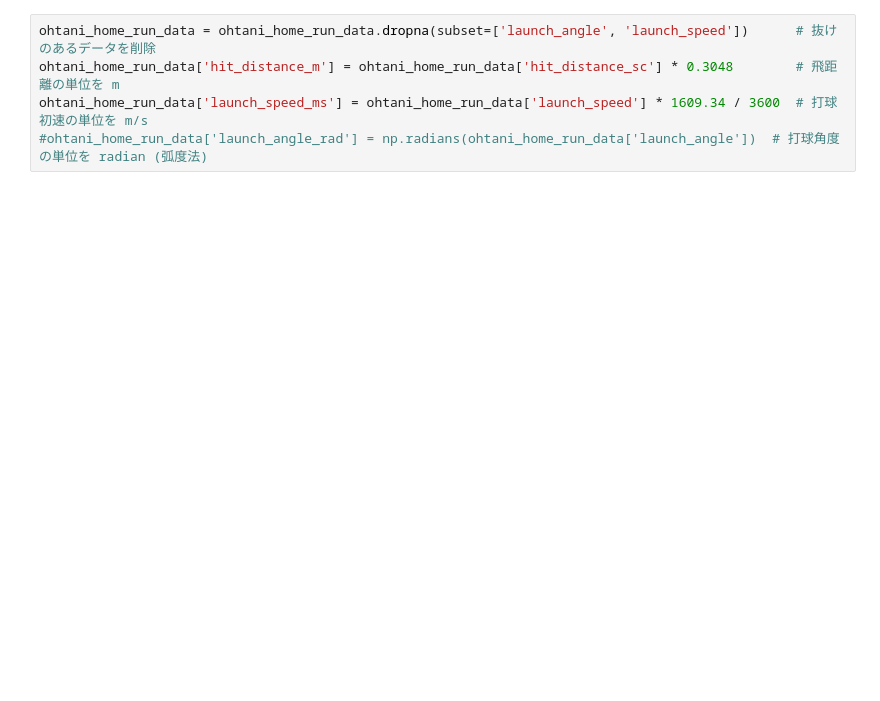
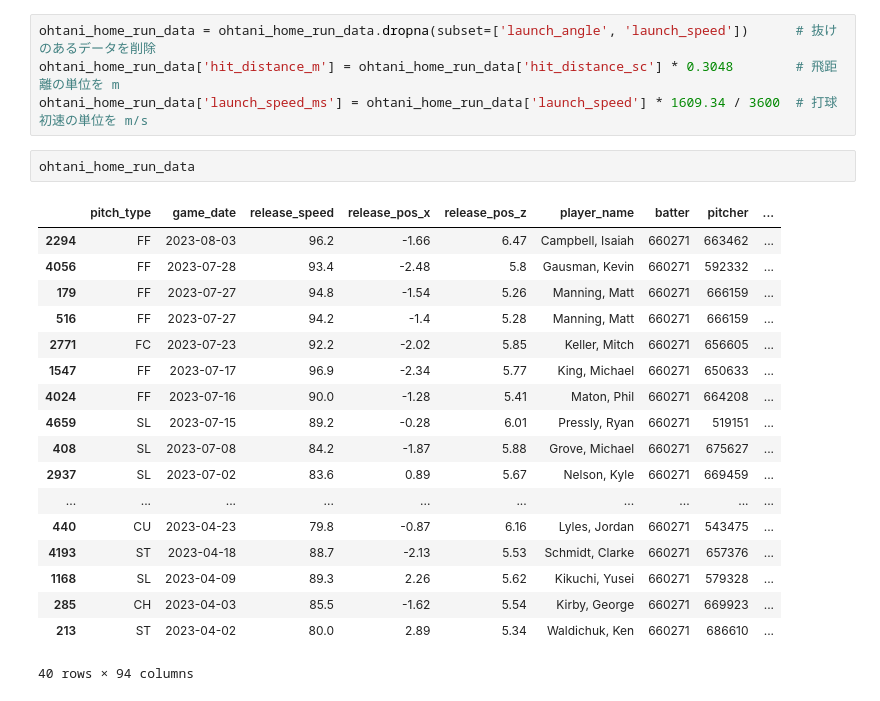
Before and after one commit to taketaka-MU/hs-2023, a Jupyter notebook: 20230810/ohtani2023.ipynb, the cells around one changed output. Saved outputs shown, nothing was run; the diff lists cells and outputs as text; blank space fills up the shorter version.

```diff
--- a/20230810/ohtani2023.ipynb
+++ b/20230810/ohtani2023.ipynb
@@ -40,7 +42,27 @@ print(ohtani_home_run_data.shape)
 ohtani_home_run_data = ohtani_home_run_data.dropna(subset=['launch_angle', 'launch_speed'])      # 抜けのあるデータを削除
 ohtani_home_run_data['hit_distance_m'] = ohtani_home_run_data['hit_distance_sc'] * 0.3048        # 飛距離の単位を m
 ohtani_home_run_data['launch_speed_ms'] = ohtani_home_run_data['launch_speed'] * 1609.34 / 3600  # 打球初速の単位を m/s
-#ohtani_home_run_data['launch_angle_rad'] = np.radians(ohtani_home_run_data['launch_angle'])  # 打球角度の単位を radian (弧度法)
+# %%
+ohtani_home_run_data
+# %% [output]
+|  | pitch_type | game_date | release_speed | release_pos_x | release_pos_z | player_name | batter | pitcher | ... |
+| 2294 | FF | 2023-08-03 | 96.2 | -1.66 | 6.47 | Campbell, Isaiah | 660271 | 663462 | ... |
+| 4056 | FF | 2023-07-28 | 93.4 | -2.48 | 5.8 | Gausman, Kevin | 660271 | 592332 | ... |
+| 179 | FF | 2023-07-27 | 94.8 | -1.54 | 5.26 | Manning, Matt | 660271 | 666159 | ... |
+| 516 | FF | 2023-07-27 | 94.2 | -1.4 | 5.28 | Manning, Matt | 660271 | 666159 | ... |
+| 2771 | FC | 2023-07-23 | 92.2 | -2.02 | 5.85 | Keller, Mitch | 660271 | 656605 | ... |
+| 1547 | FF | 2023-07-17 | 96.9 | -2.34 | 5.77 | King, Michael | 660271 | 650633 | ... |
+| 4024 | FF | 2023-07-16 | 90.0 | -1.28 | 5.41 | Maton, Phil | 660271 | 664208 | ... |
+| 4659 | SL | 2023-07-15 | 89.2 | -0.28 | 6.01 | Pressly, Ryan | 660271 | 519151 | ... |
+| 408 | SL | 2023-07-08 | 84.2 | -1.87 | 5.88 | Grove, Michael | 660271 | 675627 | ... |
+| 2937 | SL | 2023-07-02 | 83.6 | 0.89 | 5.67 | Nelson, Kyle | 660271 | 669459 | ... |
+| ... | ... | ... | ... | ... | ... | ... | ... | ... | ... |
+| 440 | CU | 2023-04-23 | 79.8 | -0.87 | 6.16 | Lyles, Jordan | 660271 | 543475 | ... |
+| 4193 | ST | 2023-04-18 | 88.7 | -2.13 | 5.53 | Schmidt, Clarke | 660271 | 657376 | ... |
+| 1168 | SL | 2023-04-09 | 89.3 | 2.26 | 5.62 | Kikuchi, Yusei | 660271 | 579328 | ... |
+| 285 | CH | 2023-04-03 | 85.5 | -1.62 | 5.54 | Kirby, George | 660271 | 669923 | ... |
+| 213 | ST | 2023-04-02 | 80.0 | 2.89 | 5.34 | Waldichuk, Ken | 660271 | 686610 | ... |
+40 rows × 94 columns
 # %%
 last_home_run=ohtani_home_run_data.iloc[0] # 一番最近のホームラン
 print(last_home_run)
```
Also changed, not shown: parts of 11 cells of this notebook.
